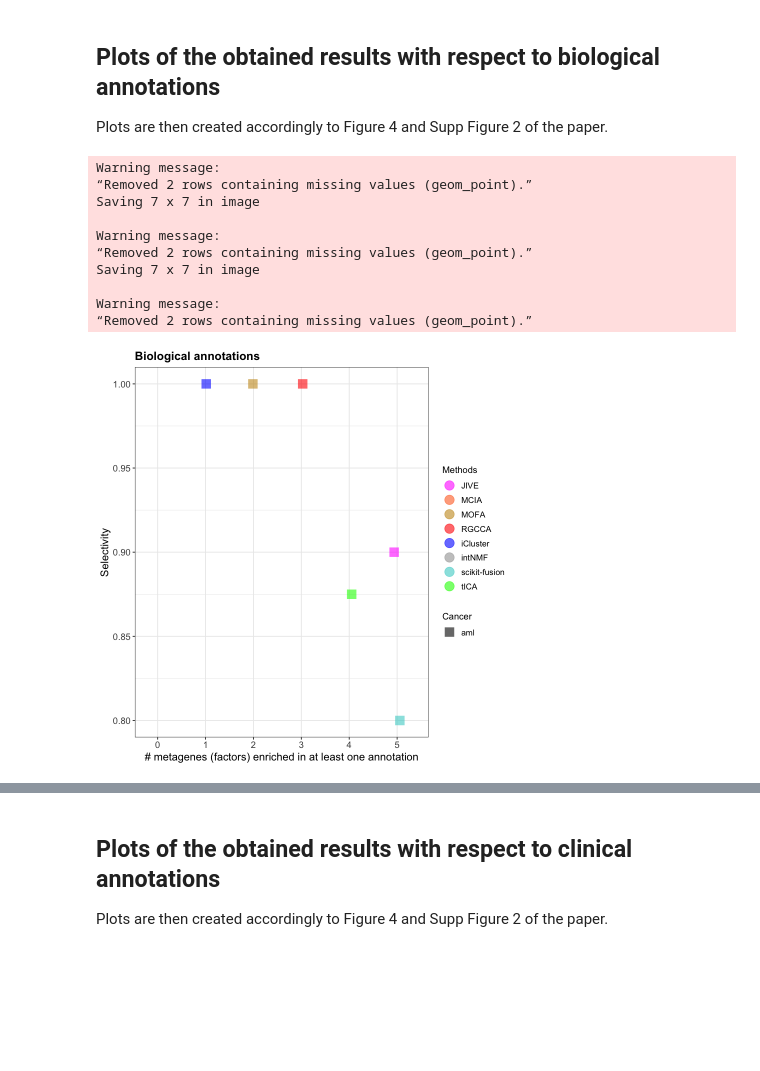
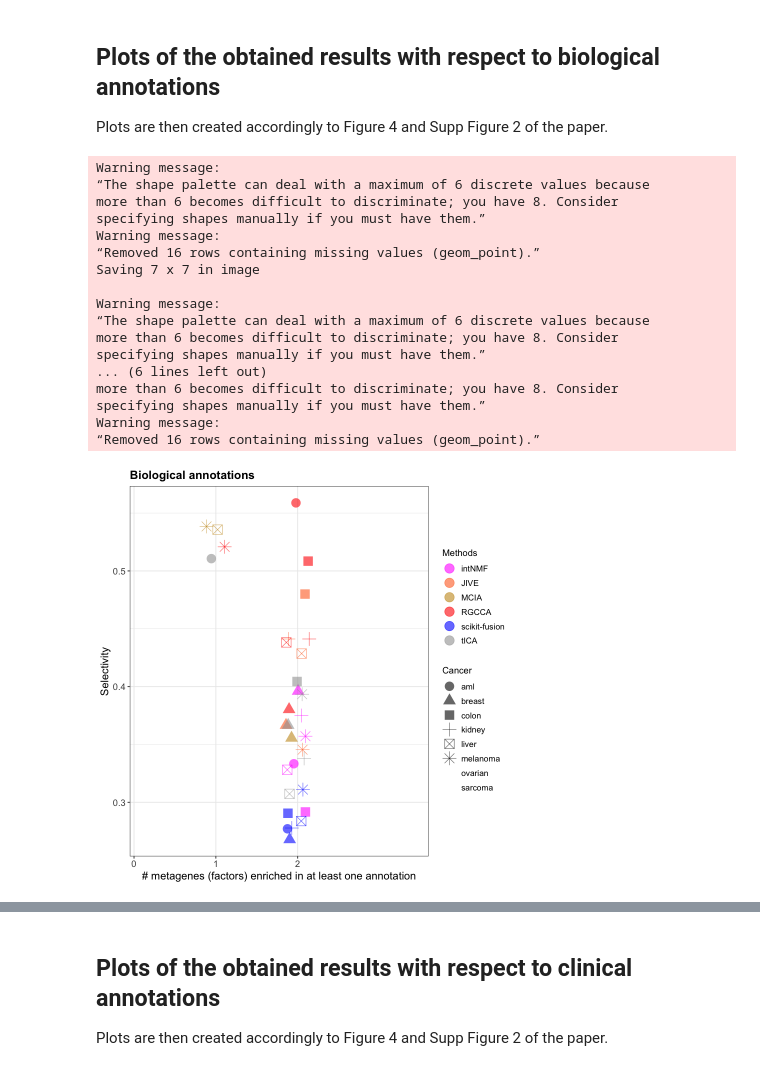
Before and after one commit to cantinilab/momix-notebook, a Jupyter notebook: scripts/Comparison in cancer .ipynb, the cells around one changed output, grey strips where cells are left out. Cells and saved outputs as stored; diff of their text form; code cells hidden in the pictures; blank space fills up the shorter version.

Commit message:
Updated comparison in cancer to count pathways and perform all pathway comparisons in the same loop.

```diff
--- a/scripts/Comparison in cancer .ipynb
+++ b/scripts/Comparison in cancer .ipynb
@@ -347,3 +376,13 @@ The following object is masked from ‘package:stats’:
+# %%
+cancers <- c('../data/cancer/aml',
+             '../data/cancer/breast',
+             '../data/cancer/colon',
+             '../data/cancer/kidney',
+             '../data/cancer/liver',
+             '../data/cancer/melanoma',
+             '../data/cancer/ovarian',
+             '../data/cancer/sarcoma')
+# GBM and Lung had issues!!
 # %%
 # For each cancer dataset
 for(i in cancers){
@@ -360,13 +399,15 @@ for(i in cancers){
     # Perform factorisation
     print("Running factorisation...")
     out <- runfactorization(i, c("log_exp","methy","log_mirna"), num.factors, sep=" ", filtering="sd")
+    save(out, file=paste0(results_folder, current_cancer, "results_out.rds"))
 
     # Survival analysis
     print("Running survival analysis...")
     survival <- read.table(paste0(i, "/survival"), sep="\t", header=TRUE, stringsAsFactors=FALSE)
     out_survival <- survival_comparison(out$factorizations, out$method, survival,
                                         results_folder, current_cancer)
-
+    survival_analysis <- rbind(survival_analysis,
+                                data.frame(methods=out$method, cancer=current_cancer, out_survival))
     # Clinical analysis
     print("Running clinical analysis...")
     clinical <- read.table(paste0("../data/clinical/", current_cancer), sep="\t", header=TRUE)
@@ -374,12 +415,30 @@ for(i in cancers){
     clinical_analysis <- rbind(clinical_analysis,
                                 data.frame(methods=out$method, cancer=current_cancer, out_clinical))
 
-    # Biological analysis
+    # Biological analysis on 3 pathways
     print("Running biological analysis...")
+    path.database <- "../data/bio_annotations/c2.cp.reactome.v6.2.symbols.gmt" #REACTOME
     out_bio <- biological_comparison(out$factorizations, path.database, pval.thr=0.05)
     biological_analysis <- rbind(biological_analysis,
                                 data.frame(methods=out$method, cancer=current_cancer, out_bio))
+
+    path.database <- "../data/bio_annotations/h.all.v6.2.symbols.gmt" #Hallmarks
+    print("Running biological analysis...")
+    out_bio <- biological_comparison(out$factorizations, path.database, pval.thr=0.05)
+    biological_analysis_hallmark <- rbind(biological_analysis_hallmark,
+                                data.frame(methods=out$method, cancer=current_cancer, out_bio))
+
+    path.database <- "../data/bio_annotations/c5.all.v6.2.symbols.gmt" #GO
+    print("Running biological analysis...")
+    out_bio <- biological_comparison(out$factorizations, path.database, pval.thr=0.05)
+    biological_analysis_GO <- rbind(biological_analysis_GO,
+                                data.frame(methods=out$method, cancer=current_cancer, out_bio))
 }
+write.table(biological_analysis, paste0(results_folder, "results_biological_analysis.txt"),
+            sep="\t", row.names=FALSE)
+
+write.table(clinical_analysis, paste0(results_folder, "results_clinical_analysis.txt"),
+            sep="\t", row.names=FALSE)
 rownames(clinical_analysis) <- c()
 rownames(biological_analysis) <- c()
 # %% [output]
@@ -423,38 +484,44 @@ library(ggplot2)
 min_nonZero = min(biological_analysis[, "nonZeroFacs"])
 max_nonZero = max(biological_analysis[, "nonZeroFacs"])
 g <- ggplot(biological_analysis,
             aes(x=nonZeroFacs,y=selectivity)) +
     geom_point(aes(colour = methods, shape = cancer), size=5, alpha=.6, position=position_jitter(h=0, w=0.15))+
-    theme_bw() +
-    scale_shape_manual(values=c(15,17,16)) +
+    theme_bw()  +
     scale_color_manual(values=c('#FF00FF', '#FF6E28', '#C8961E', '#FF0000', '#0000FF', '#A0A0A0', '#48D1CC', '#00FF00')) +
     ylim(floor(min((biological_analysis[,"selectivity"]*10)-.4)) / 10,
          ceiling(max((biological_analysis[,"selectivity"]*10)+.2)) / 10) +
     labs(title="Biological annotations",
          x="# metagenes (factors) enriched in at least one annotation") +
     theme(plot.title = element_text(size=14,face="bold"),
           axis.text = element_text(size=11),
           axis.title = element_text(size=13),
           legend.text=element_text(size=10)) +
     ylab("Selectivity") +
     labs(colour = "Methods", shape = "Cancer") +
     guides(color = guide_legend(order = 1),shape = guide_legend(order = 2),size = guide_legend(order = 3)) +
     #scale_x_discrete() + scale_x_discrete(limits=min_nonZero:max_nonZero) +
     scale_x_discrete(limits=min_nonZero:max_nonZero, labels = c(min_nonZero:max_nonZero));
 g
 #dev.off()
 
 ggsave(paste0(results_folder, "biological_annotations.pdf"),dpi=300)
 ggsave(paste0(results_folder, "biological_annotations.png"),dpi=300)
 # %% [output]
 Warning message:
-“Removed 2 rows containing missing values (geom_point).”
+“The shape palette can deal with a maximum of 6 discrete values because
+more than 6 becomes difficult to discriminate; you have 8. Consider
+specifying shapes manually if you must have them.”
+Warning message:
+“Removed 16 rows containing missing values (geom_point).”
 Saving 7 x 7 in image
 
 Warning message:
-“Removed 2 rows containing missing values (geom_point).”
-Saving 7 x 7 in image
-
+“The shape palette can deal with a maximum of 6 discrete values because
+more than 6 becomes difficult to discriminate; you have 8. Consider
+specifying shapes manually if you must have them.”
+... (6 lines left out)
+more than 6 becomes difficult to discriminate; you have 8. Consider
+specifying shapes manually if you must have them.”
 Warning message:
-“Removed 2 rows containing missing values (geom_point).”
+“Removed 16 rows containing missing values (geom_point).”
-[figure, old version]
+[figure, new version]
```
Also changed, not shown: parts of 11 cells of this notebook.
